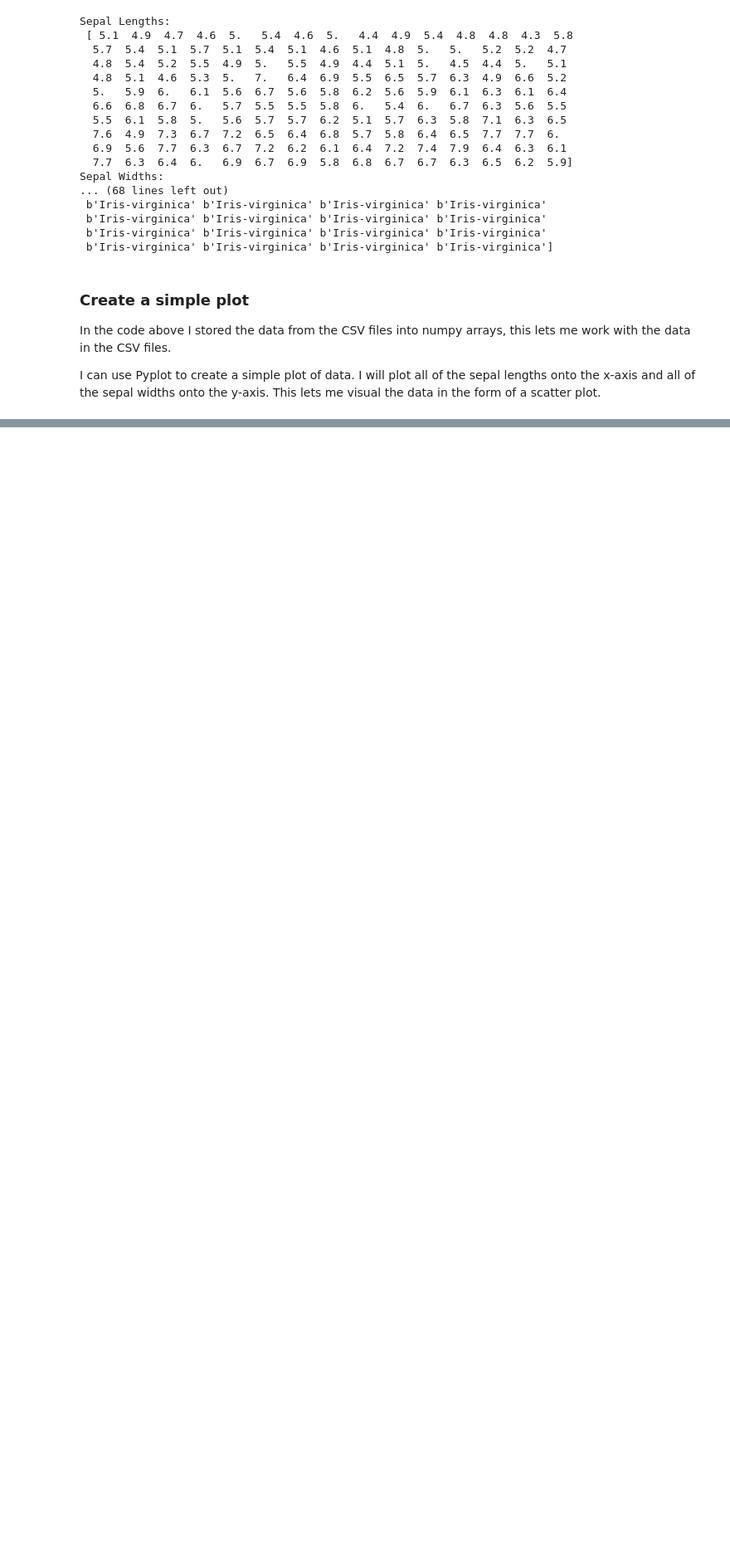
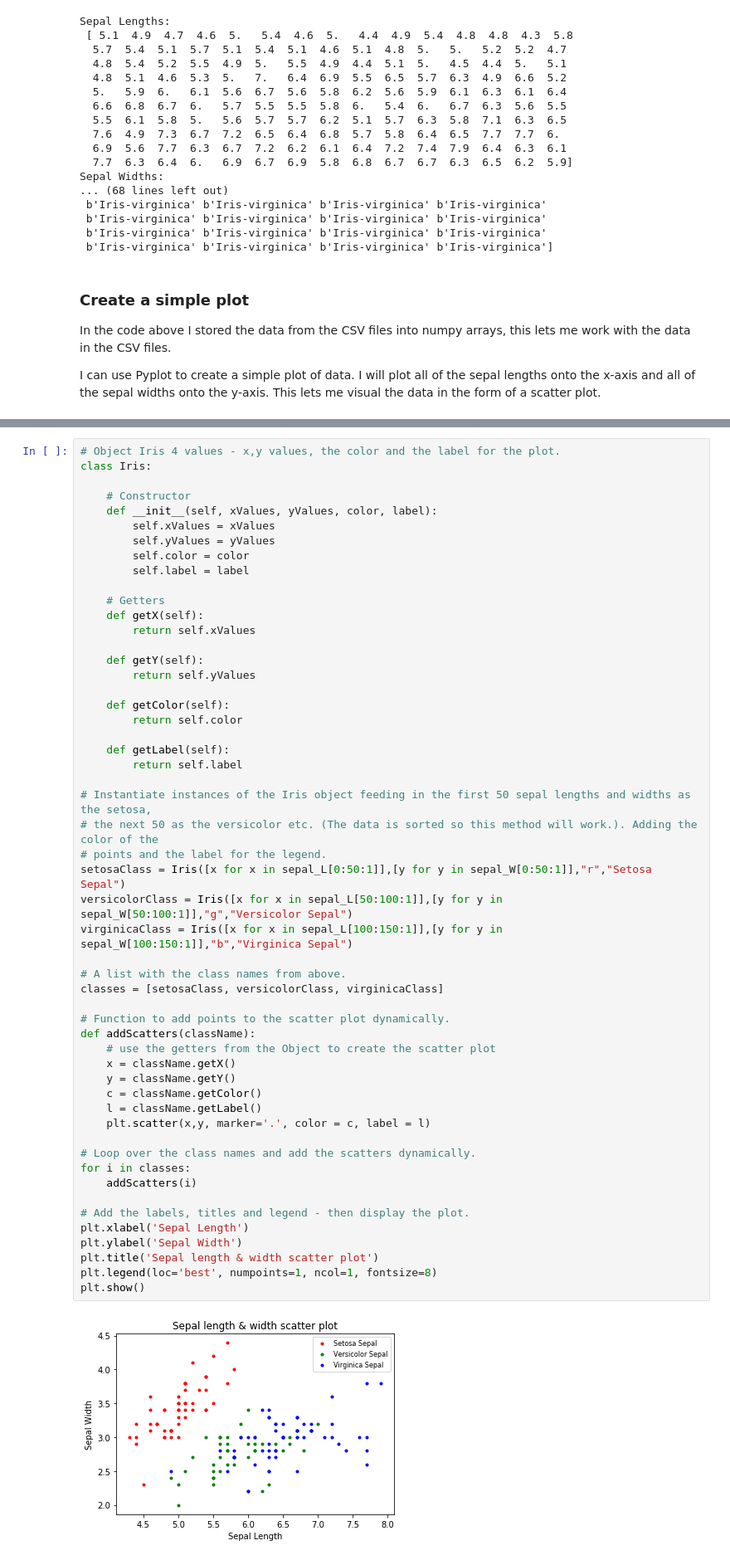
Before and after one commit to ImErvin/JupyterPyplotNumpy-Problem-Sheet, a Jupyter notebook: IrisNotebook.ipynb, the cells around one changed output, grey strips where cells are left out. Shown at 83% size. Saved outputs shown, nothing was run; the diff lists cells and outputs as text; blank space fills up the shorter version.

```diff
--- a/IrisNotebook.ipynb
+++ b/IrisNotebook.ipynb
@@ -83,0 +90,55 @@ plt.show()
+# %%
+# Object Iris 4 values - x,y values, the color and the label for the plot.
+class Iris:
+
+    # Constructor
+    def __init__(self, xValues, yValues, color, label):
+        self.xValues = xValues
+        self.yValues = yValues
+        self.color = color
+        self.label = label
+
+    # Getters
+    def getX(self):
+        return self.xValues
+
+    def getY(self):
+        return self.yValues
+
+    def getColor(self):
+        return self.color
+
+    def getLabel(self):
+        return self.label
+
+# Instantiate instances of the Iris object feeding in the first 50 sepal lengths and widths as the setosa,
+# the next 50 as the versicolor etc. (The data is sorted so this method will work.). Adding the color of the
+# points and the label for the legend.
+setosaClass = Iris([x for x in sepal_L[0:50:1]],[y for y in sepal_W[0:50:1]],"r","Setosa Sepal")
+versicolorClass = Iris([x for x in sepal_L[50:100:1]],[y for y in sepal_W[50:100:1]],"g","Versicolor Sepal")
+virginicaClass = Iris([x for x in sepal_L[100:150:1]],[y for y in sepal_W[100:150:1]],"b","Virginica Sepal")
+
+# A list with the class names from above.
+classes = [setosaClass, versicolorClass, virginicaClass]
+
+# Function to add points to the scatter plot dynamically.
+def addScatters(className):
+    # use the getters from the Object to create the scatter plot
+    x = className.getX()
+    y = className.getY()
+    c = className.getColor()
+    l = className.getLabel()
+    plt.scatter(x,y, marker='.', color = c, label = l)
+
+# Loop over the class names and add the scatters dynamically.
+for i in classes:
+    addScatters(i)
+
+# Add the labels, titles and legend - then display the plot.
+plt.xlabel('Sepal Length')
+plt.ylabel('Sepal Width')
+plt.title('Sepal length & width scatter plot')
+plt.legend(loc='best', numpoints=1, ncol=1, fontsize=8)
+plt.show()
+# %% [output]
+[figure, added]
```
Also changed, not shown: parts of 2 cells of this notebook.
